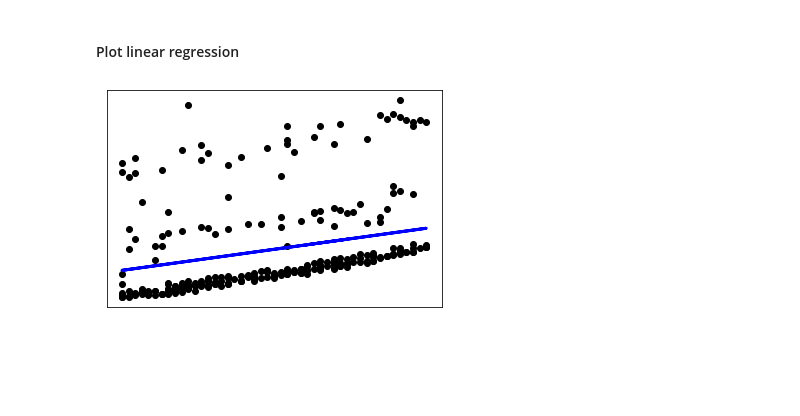
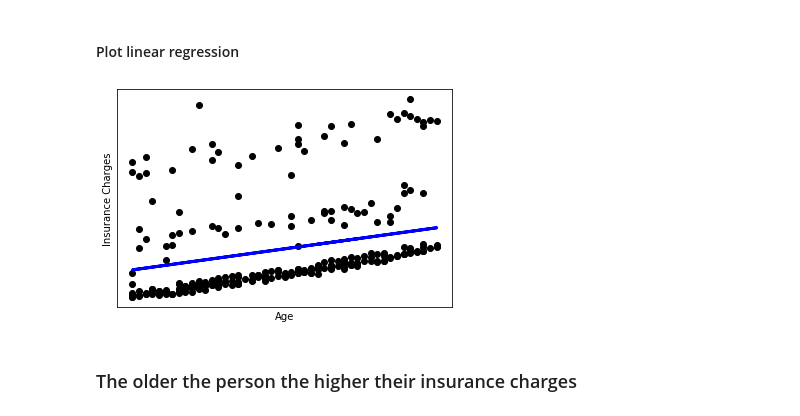
Before and after one commit to kochsj/data_analysis, a Jupyter notebook: Lab12-Regressions/regressions.ipynb, the cells around one changed output. Saved outputs shown, nothing was run; the diff lists cells and outputs as text; code cells hidden in the pictures; blank space fills up the shorter version.

Commit message:
updated readme. drew three conclusions from insurance data

```diff
--- a/Lab12-Regressions/regressions.ipynb
+++ b/Lab12-Regressions/regressions.ipynb
@@ -94,10 +107,14 @@ df
 # %%
 plt.scatter(X_test, y_test,  color='black')
 plt.plot(X_test, y_pred, color='blue', linewidth=3)
+plt.xlabel('Age')
+plt.ylabel('Insurance Charges')
 
 plt.xticks(())
 plt.yticks(())
 
 plt.show()
 # %% [output]
-[figure, old version]
+[figure, new version]
+# %% [markdown]
+### The older the person the higher their insurance charges
```
Also changed, not shown: parts of 16 cells of this notebook, 1 other file.
